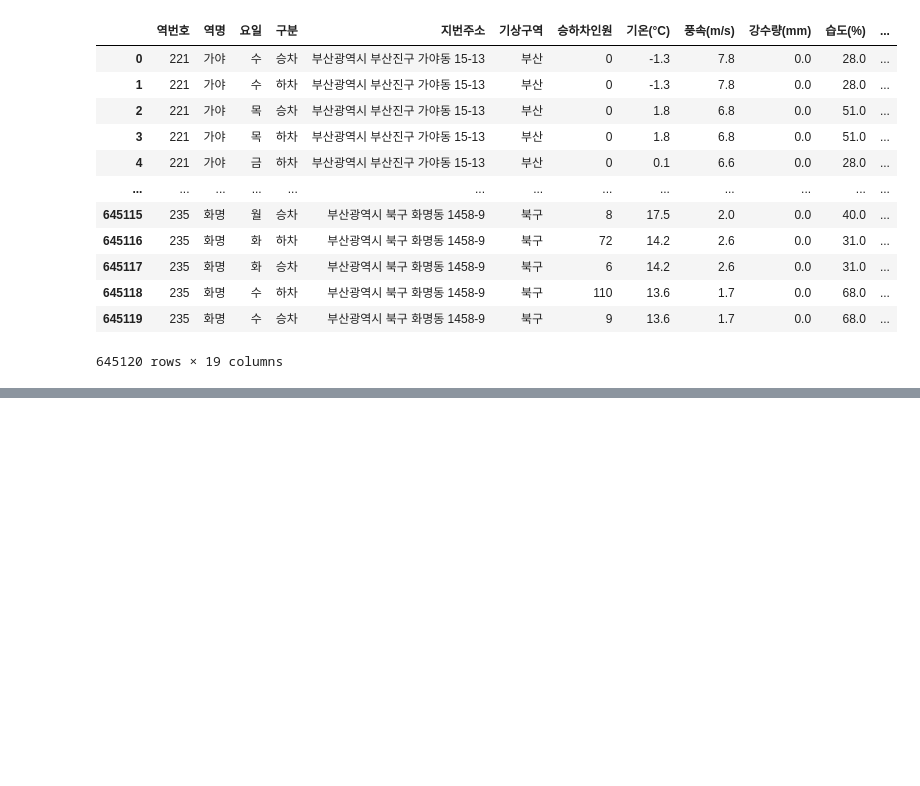
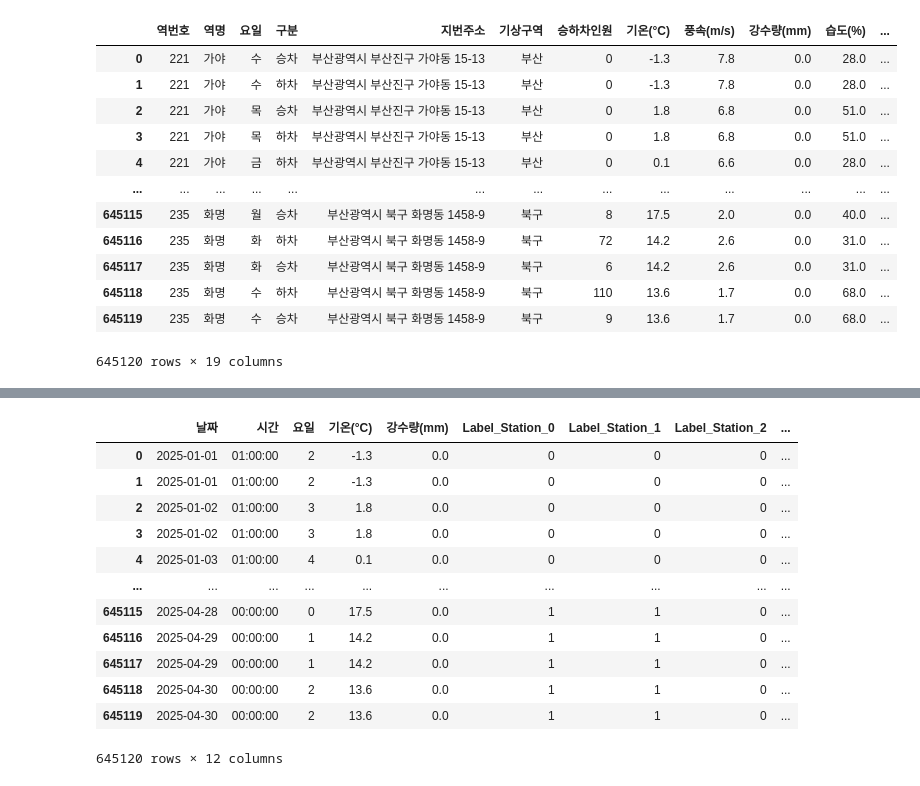
Before and after one commit to scholar-star/Predict_Project-Data, a Jupyter notebook: data_processing.ipynb, the cells around one changed output, grey strips where cells are left out. Drawn from its saved outputs; the diff is of its cells as text; code cells hidden in the pictures; blank space fills up the shorter version.

```diff
--- a/data_processing.ipynb
+++ b/data_processing.ipynb
@@ -799,4 +799,5 @@ synth_data_interpolated
 # %%
 synth_data_interpolated['요일'] = synth_data_interpolated['날짜와 시간'].dt.dayofweek
 # %%
-synth_data_interpolated
+synth_data_interpolated['날짜'] = synth_data_interpolated['날짜와 시간'].dt.date
+synth_data_interpolated['시간'] = synth_data_interpolated['날짜와 시간'].dt.time
@@ -816,0 +820,2 @@ synth_data_interpolated
+# %%
+synth_data_interpolated.drop(columns=['날짜와 시간'], inplace=True)
@@ -817,2 +838,20 @@ synth_data_interpolated
 # %%
-# 넣을 feature들 = ['날짜','시간','요일','기온','강수량','역명']
+# 넣을 feature들 = ['날짜','시간','요일','기온','강수량','역명(원핫인코딩)']
+# 데이터(시계열) 분할 시작
+
+X = synth_data_interpolated[['날짜', '시간', '요일','기온(°C)','강수량(mm)','Label_Station_0', 'Label_Station_1', 'Label_Station_2', 'Label_Station_3', 'Label_Station_4', 'Label_Station_5', 'Label_Station_6']]
+X
+# %% [output]
+|  | 날짜 | 시간 | 요일 | 기온(°C) | 강수량(mm) | Label_Station_0 | Label_Station_1 | Label_Station_2 | ... |
+| 0 | 2025-01-01 | 01:00:00 | 2 | -1.3 | 0.0 | 0 | 0 | 0 | ... |
+| 1 | 2025-01-01 | 01:00:00 | 2 | -1.3 | 0.0 | 0 | 0 | 0 | ... |
+| 2 | 2025-01-02 | 01:00:00 | 3 | 1.8 | 0.0 | 0 | 0 | 0 | ... |
+| 3 | 2025-01-02 | 01:00:00 | 3 | 1.8 | 0.0 | 0 | 0 | 0 | ... |
+| 4 | 2025-01-03 | 01:00:00 | 4 | 0.1 | 0.0 | 0 | 0 | 0 | ... |
+| ... | ... | ... | ... | ... | ... | ... | ... | ... | ... |
+| 645115 | 2025-04-28 | 00:00:00 | 0 | 17.5 | 0.0 | 1 | 1 | 0 | ... |
+| 645116 | 2025-04-29 | 00:00:00 | 1 | 14.2 | 0.0 | 1 | 1 | 0 | ... |
+| 645117 | 2025-04-29 | 00:00:00 | 1 | 14.2 | 0.0 | 1 | 1 | 0 | ... |
+| 645118 | 2025-04-30 | 00:00:00 | 2 | 13.6 | 0.0 | 1 | 1 | 0 | ... |
+| 645119 | 2025-04-30 | 00:00:00 | 2 | 13.6 | 0.0 | 1 | 1 | 0 | ... |
+645120 rows × 12 columns
```
Also changed, not shown: parts of 5 cells of this notebook.
